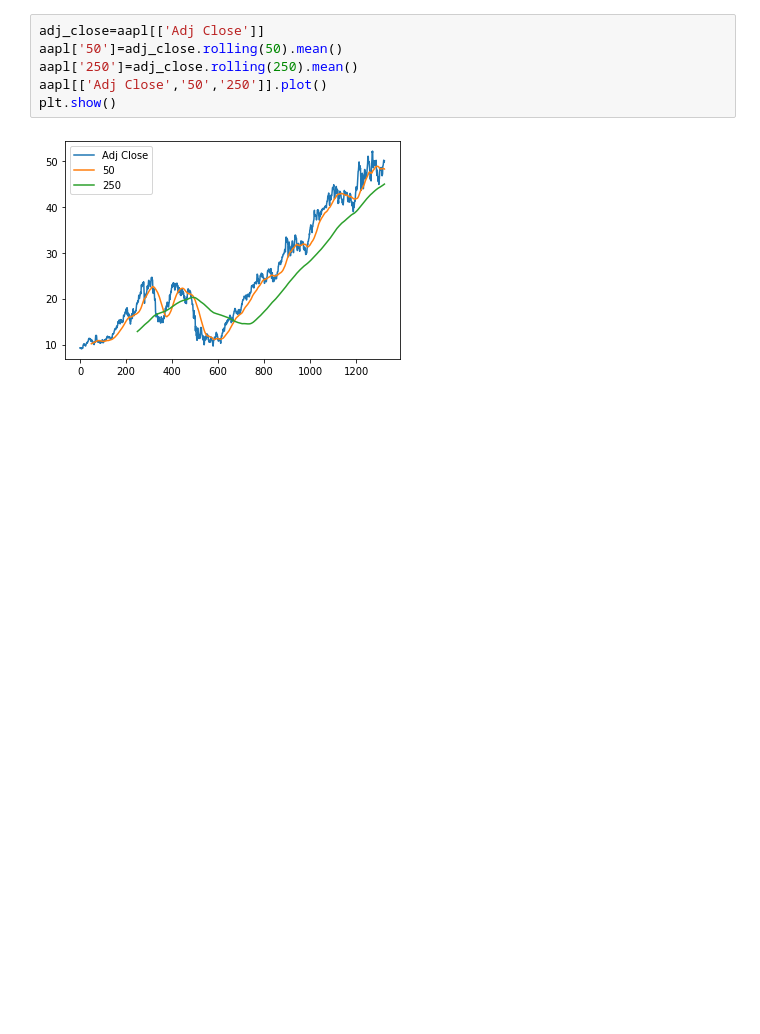
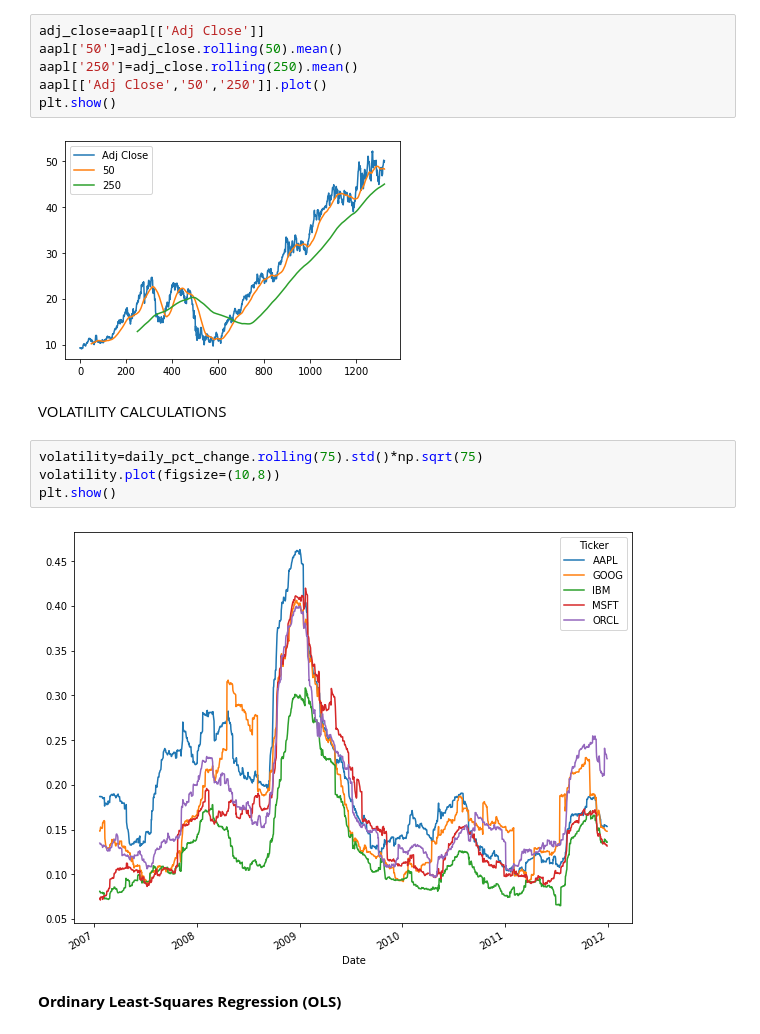
Before and after one commit to DataCrusade1999/Quantitative-Analytics, a Jupyter notebook: Quantitative_Analytics.ipynb, the cells around one changed output. Saved outputs shown, nothing was run; the diff lists cells and outputs as text; blank space fills up the shorter version.

```diff
--- a/Quantitative_Analytics.ipynb
+++ b/Quantitative_Analytics.ipynb
@@ -381,3 +382,13 @@ aapl[['Adj Close','50','250']].plot()
 plt.show()
 # %% [output]
 [figure]
+# %% [markdown]
+VOLATILITY CALCULATIONS
+# %%
+volatility=daily_pct_change.rolling(75).std()*np.sqrt(75)
+volatility.plot(figsize=(10,8))
+plt.show()
+# %% [output]
+[figure, added]
+# %% [markdown]
+**Ordinary Least-Squares Regression (OLS)**
```
Also changed, not shown: parts of 10 cells of this notebook.
